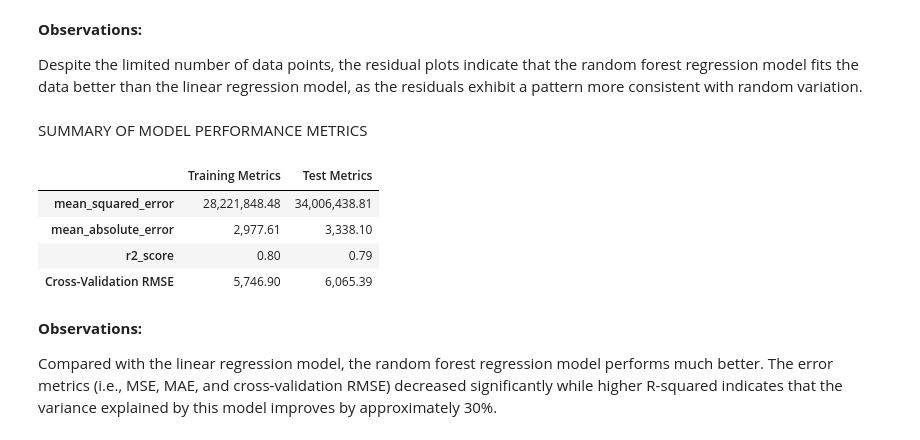
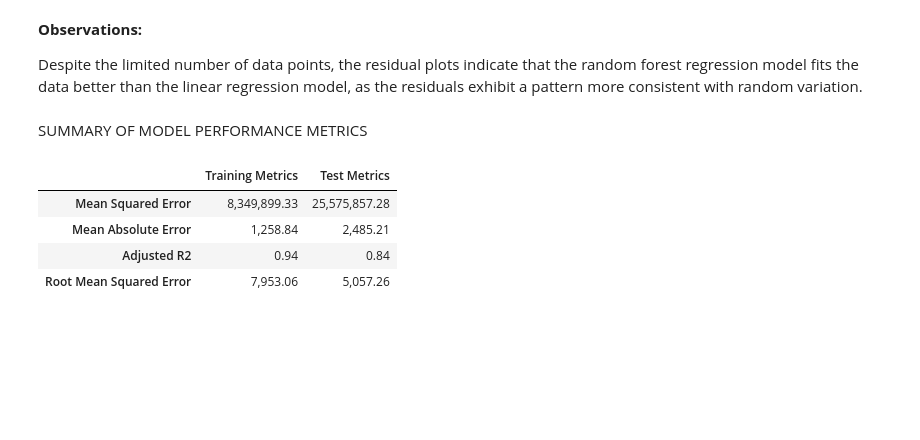
Before and after one commit to khngproj/Medical_Insurance_Data_Analysis_and_Machine_Learning_Models, a Jupyter notebook: Medical_Insurance_Data_Analysis_&_Machine_Learning_Models_Project.ipynb, the cells around one changed output. Cells and saved outputs as stored; diff of their text form; code cells hidden in the pictures; blank space fills up the shorter version.

```diff
--- a/Medical_Insurance_Data_Analysis_&_Machine_Learning_Models_Project.ipynb
+++ b/Medical_Insurance_Data_Analysis_&_Machine_Learning_Models_Project.ipynb
@@ -1281,44 +1316,40 @@ plt.show()
 Despite the limited number of data points, the residual plots indicate that the random forest regression model fits the data better than the linear regression model, as the residuals exhibit a pattern more consistent with random variation.
 # %% [markdown]
 SUMMARY OF MODEL PERFORMANCE METRICS
-# %%
-# metric names
-metric_names = ['mean_squared_error', 'mean_absolute_error', 'r2_score']
-
-# training metrics
-training_metrics = [metric(ytrain, ytrain_pred) for metric in [mean_squared_error, mean_absolute_error, r2_score]]
-
-# test metrics
-test_metrics = [metric(ytest, ytest_pred) for metric in [mean_squared_error, mean_absolute_error, r2_score]]
-
-# k-fold cross validation score
-k = 10 # define the number of folds
-kf = KFold(n_splits = k,
-            shuffle = True, # randomize the order of the data points
-            random_state = 26) # ensure that the shuffling is consistent across multiple runs
-train_kf_cvscore = cross_val_score(best_rf_model, Xtrain, ytrain, cv = kf, scoring = 'neg_mean_squared_error') # perform k-fold cross validation
-test_kf_cvscore = cross_val_score(best_rf_model, Xtest, ytest, cv = kf, scoring = 'neg_mean_squared_error') # perform k-fold cross validation
-train_rmse = np.sqrt(np.mean(np.absolute(train_kf_cvscore)))
-test_rmse = np.sqrt(np.mean(np.absolute(test_kf_cvscore)))
-
-# populate results dictionary
-metric_names.append('Cross-Validation RMSE')
-training_metrics.append(train_rmse)
-test_metrics.append(test_rmse)
-
-# summary
-pd.options.display.float_format = '{:,.2f}'.format
-rf_metrics_summary = pd.DataFrame({'Training Metrics': training_metrics,
-                                   'Test Metrics': test_metrics},
-                                  index = metric_names)
-rf_metrics_summary
-# %% [output]
-|  | Training Metrics | Test Metrics |
-| mean_squared_error | 28,221,848.48 | 34,006,438.81 |
-| mean_absolute_error | 2,977.61 | 3,338.10 |
-| r2_score | 0.80 | 0.79 |
-| Cross-Validation RMSE | 5,746.90 | 6,065.39 |
-# %% [markdown]
-<b>Observations:</b>
-
-Compared with the linear regression model, the random forest regression model performs much better. The error metrics (i.e., MSE, MAE, and cross-validation RMSE) decreased significantly while higher R-squared indicates that the variance explained by this model improves by approximately 30%.
+# %%
+# training metrics
+train_mse = mean_squared_error(ytrain, ytrain_pred) # mean squared error
+train_mae = mean_absolute_error(ytrain, ytrain_pred) # mean absolute error
+train_r2 = r2_score(ytrain, ytrain_pred) # r2 score
+train_adj_r2 = 1 - (1 - train_r2) * (Xtrain.shape[0] - 1) / (Xtrain.shape[0] - Xtrain.shape[1] - 1) # adjusted r2
+train_cv_rmse = np.sqrt(np.mean(-(cross_val_score(best_lr_model, Xtrain, ytrain, cv = data_splitter, scoring = 'neg_mean_squared_error')))) # cross-validation root mean squared error
+
+# test metrics
+test_mse = mean_squared_error(ytest, ytest_pred) # mean squared error
+test_mae = mean_absolute_error(ytest, ytest_pred) # mean absolute error
+test_r2 = r2_score(ytest, ytest_pred) # r2 score
+test_adj_r2 = 1 - (1 - test_r2) * (Xtest.shape[0] - 1) / (Xtest.shape[0] - Xtest.shape[1] - 1) # adjusted r2
+test_rmse = np.sqrt(test_mse) # root mean squared error
+
+# populate results dictionary
+train_metrics = {'Mean Squared Error': train_mse,
+                 'Mean Absolute Error': train_mae,
+                 'Adjusted R2': train_adj_r2,
+                 'Root Mean Squared Error': train_cv_rmse}
+
+test_metrics = {'Mean Squared Error': test_mse,
+                 'Mean Absolute Error': test_mae,
+                 'Adjusted R2': test_adj_r2,
+                 'Root Mean Squared Error': test_rmse}
+
+# summary
+rf_metrics_summary = pd.DataFrame({'Training Metrics': train_metrics.values(),
+                                   'Test Metrics': test_metrics.values()},
+                                   index = train_metrics.keys())
+rf_metrics_summary
+# %% [output]
+|  | Training Metrics | Test Metrics |
+| Mean Squared Error | 8,349,899.33 | 25,575,857.28 |
+| Mean Absolute Error | 1,258.84 | 2,485.21 |
+| Adjusted R2 | 0.94 | 0.84 |
+| Root Mean Squared Error | 7,953.06 | 5,057.26 |
```
Also changed, not shown: parts of 24 cells of this notebook.
